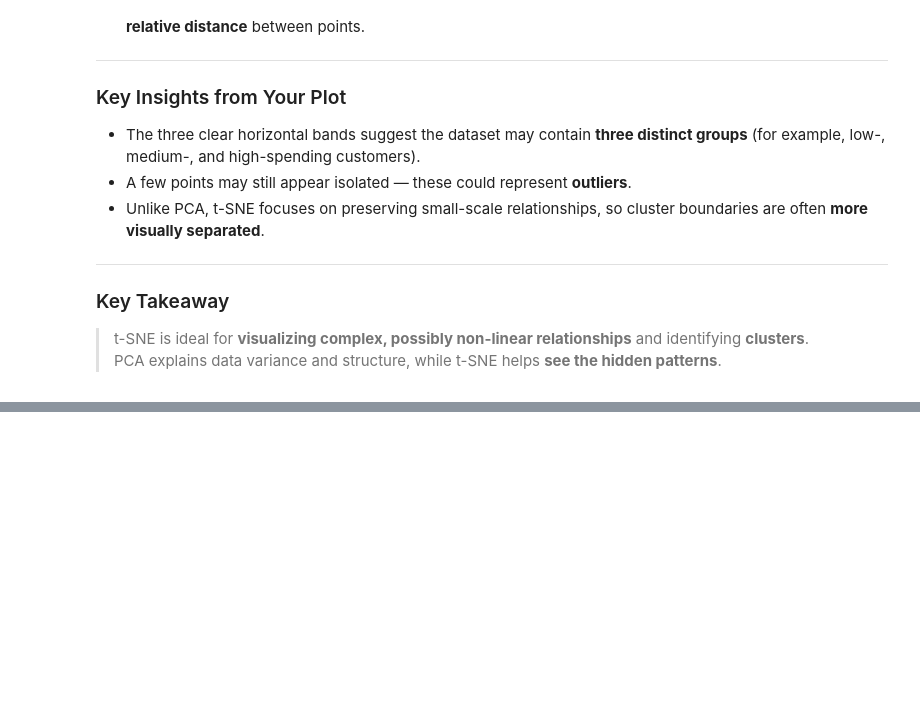
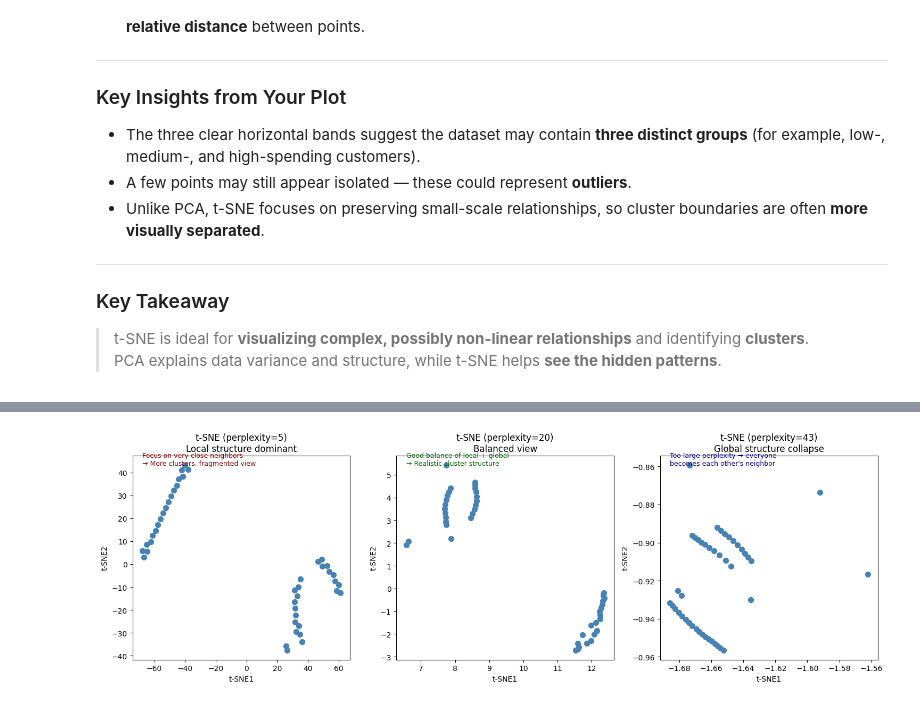
Before and after one commit to jeremygu000/coursera-microsoft-ml-ai, a Jupyter notebook: unsupervised_learning/dimensionality_reduction.ipynb, the cells around one changed output, grey strips where cells are left out. Saved outputs shown, nothing was run; the diff lists cells and outputs as text; code cells hidden in the pictures; blank space fills up the shorter version.

```diff
--- a/unsupervised_learning/dimensionality_reduction.ipynb
+++ b/unsupervised_learning/dimensionality_reduction.ipynb
@@ -201,0 +204,80 @@ It reduces high-dimensional data (3 features) to **2D**, but focuses on **preser
+# %%
+import pandas as pd
+import matplotlib.pyplot as plt
+from sklearn.manifold import TSNE
+from sklearn.preprocessing import StandardScaler
+
+# 1️⃣ Create the same sample dataset
+data = {
+    'AnnualIncome': [
+        15,15.5,16,16.5,17,17.5,18,18.5,19,19.5,
+        20,20.5,21,21.5,22,22.5,23,23.5,24,24.5,
+        25,25.5,26,26.5,27,27.5,28,28.5,29,29.5,
+        30,30.5,31,31.5,32,32.5,33,33.5,34,34.5,35,
+        80,85,90
+    ],
+    'SpendingScore': [
+        39,42,45,48,51,54,57,60,63,66,
+        69,72,75,78,81,84,87,90,93,96,
+        6,9,12,15,18,21,24,27,30,33,
+        5,8,11,14,17,20,23,26,29,32,
+        56,2,3,100
+    ],
+    'Age': [
+        20,20.5,21,21.5,22,22.5,23,23.5,24,24.5,
+        25,25.5,26,26.5,27,27.5,28,28.5,29,29.5,
+        30,30.5,31,31.5,32,32.5,33,33.5,34,34.5,
+        35,35.5,36,36.5,37,37.5,38,38.5,39,39.5,40,
+        15,60,70
+    ]
+}
+df = pd.DataFrame(data)
+
+# 2️⃣ Normalize features
+scaler = StandardScaler()
+scaled = scaler.fit_transform(df)
+
+# 3️⃣ Define perplexity values to compare
+perplexities = [5, 20, 43]
+
+# 4️⃣ Plot all perplexity settings in one figure
+plt.figure(figsize=(15, 5))
+
+for i, p in enumerate(perplexities):
+    tsne = TSNE(
+        n_components=2,
+        perplexity=p,
+        random_state=42,
+        learning_rate='auto',
+        init='pca'
+    )
+    tsne_result = tsne.fit_transform(scaled)
+
+    # 5️⃣ Subplot for each perplexity
+    plt.subplot(1, len(perplexities), i + 1)
+    plt.scatter(tsne_result[:, 0], tsne_result[:, 1], s=50, c='steelblue')
+
+    # Add explanatory annotations for each perplexity
+    if p == 5:
+        plt.title(f"t-SNE (perplexity={p})\nLocal structure dominant")
+        plt.text(min(tsne_result[:,0]), max(tsne_result[:,1]),
+                 "Focus on very close neighbors\n→ More clusters, fragmented view",
+                 fontsize=9, color='darkred')
+    elif p == 20:
+        plt.title(f"t-SNE (perplexity={p})\nBalanced view")
+        plt.text(min(tsne_result[:,0]), max(tsne_result[:,1]),
+                 "Good balance of local + global\n→ Realistic cluster structure",
+                 fontsize=9, color='darkgreen')
+    else:
+        plt.title(f"t-SNE (perplexity={p})\nGlobal structure collapse")
+        plt.text(min(tsne_result[:,0]), max(tsne_result[:,1]),
+                 "Too large perplexity → everyone\nbecomes each other's neighbor",
+                 fontsize=9, color='darkblue')
+
+    plt.xlabel("t-SNE1")
+    plt.ylabel("t-SNE2")
+
+plt.tight_layout()
+plt.show()
+# %% [output]
+[figure, added]
```
Also changed, not shown: parts of 1 cell of this notebook.
